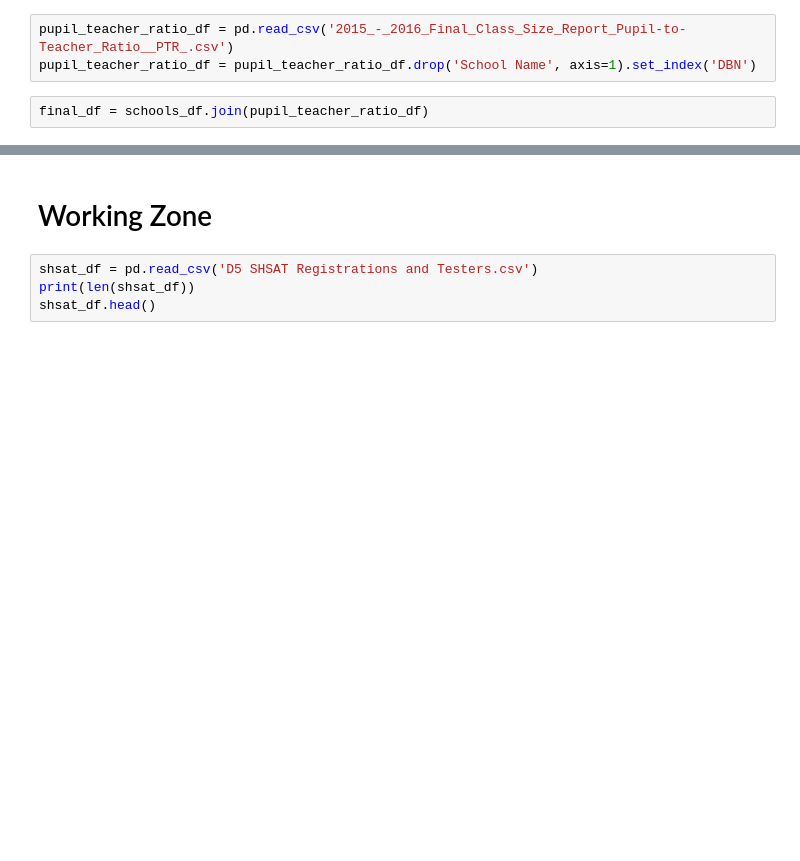
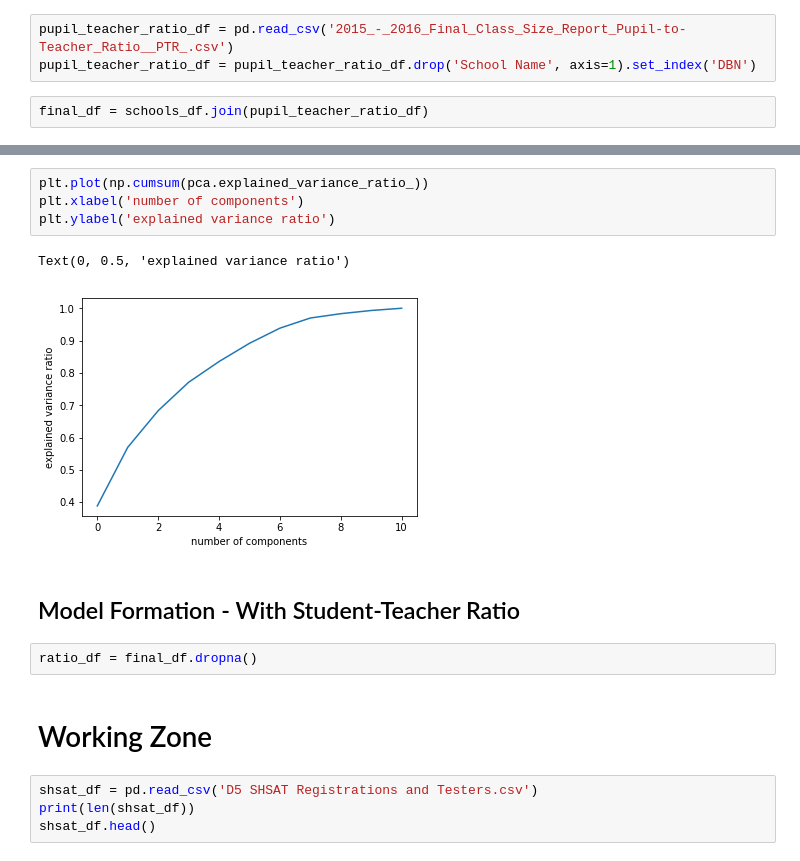
Before and after one commit to zapatos24/The_Minority_Math_Problem, a Jupyter notebook: final_notebook.ipynb, the cells around one changed output, grey strips where cells are left out. Cells and saved outputs as stored; diff of their text form; blank space fills up the shorter version.

```diff
--- a/final_notebook.ipynb
+++ b/final_notebook.ipynb
@@ -274,3 +469,14 @@ None
+# %%
+plt.plot(np.cumsum(pca.explained_variance_ratio_))
+plt.xlabel('number of components')
+plt.ylabel('explained variance ratio')
+# %% [output]
+Text(0, 0.5, 'explained variance ratio')
+[figure, added]
+# %% [markdown]
+## Model Formation - With Student-Teacher Ratio
+# %%
+ratio_df = final_df.dropna()
 # %% [markdown]
 # Working Zone
 # %%
```
Also changed, not shown: parts of 34 cells of this notebook.
